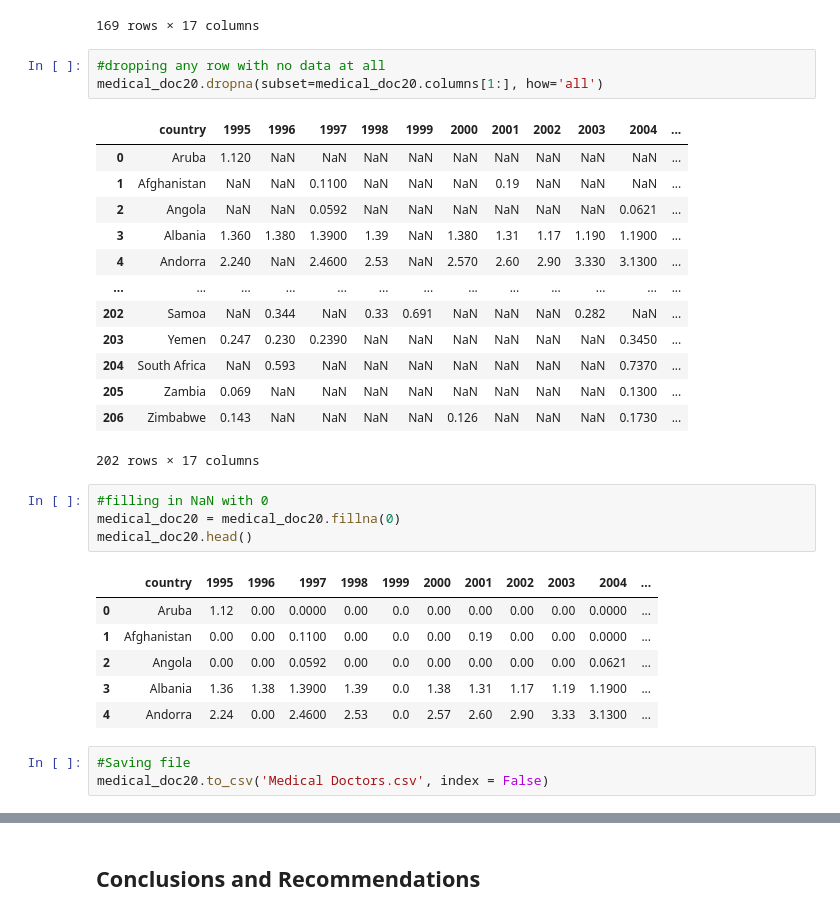
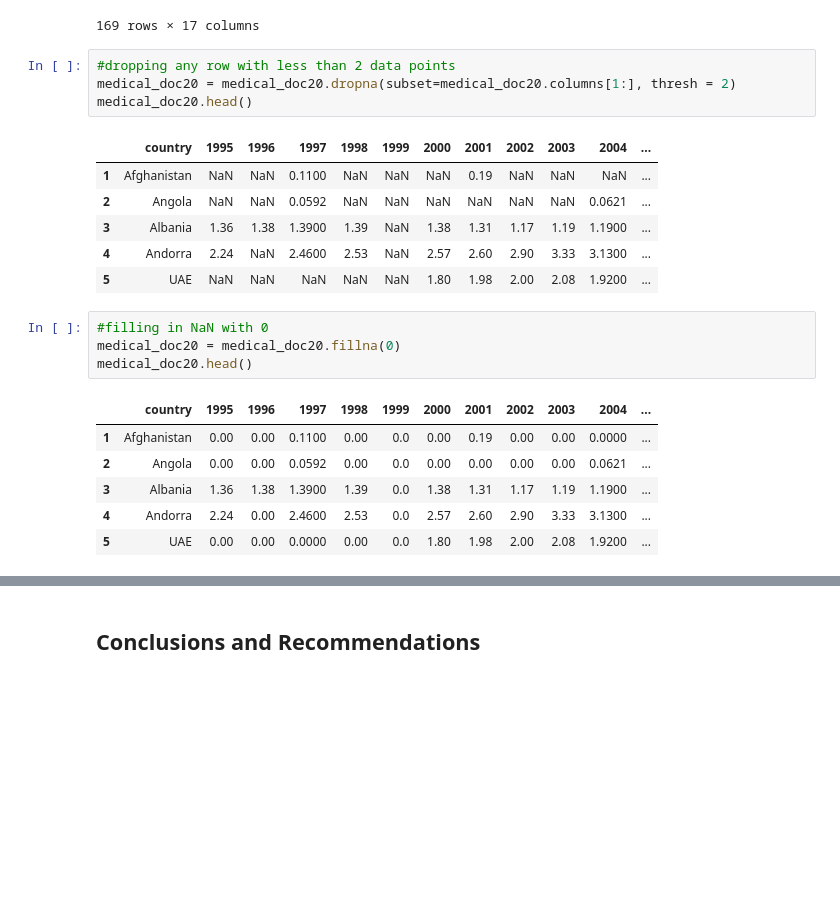
Before and after one commit to rafirahman27/World_Development_Statistics, a Jupyter notebook: code/starter-code.ipynb, the cells around one changed output, grey strips where cells are left out. Cells and saved outputs as stored; diff of their text form; blank space fills up the shorter version.

```diff
--- a/code/starter-code.ipynb
+++ b/code/starter-code.ipynb
@@ -365,33 +308,24 @@ medical_doc20[medical_doc20.isnull().any(axis=1)]
 | 206 | Zimbabwe | 0.143 | NaN | NaN | NaN | NaN | 0.126 | NaN | NaN | NaN | 0.1730 | ... |
 169 rows × 17 columns
 # %%
-#dropping any row with no data at all
-medical_doc20.dropna(subset=medical_doc20.columns[1:], how='all')
+#dropping any row with less than 2 data points
+medical_doc20 = medical_doc20.dropna(subset=medical_doc20.columns[1:], thresh = 2)
+medical_doc20.head()
 # %% [output]
 |  | country | 1995 | 1996 | 1997 | 1998 | 1999 | 2000 | 2001 | 2002 | 2003 | 2004 | ... |
-| 0 | Aruba | 1.120 | NaN | NaN | NaN | NaN | NaN | NaN | NaN | NaN | NaN | ... |
 | 1 | Afghanistan | NaN | NaN | 0.1100 | NaN | NaN | NaN | 0.19 | NaN | NaN | NaN | ... |
 | 2 | Angola | NaN | NaN | 0.0592 | NaN | NaN | NaN | NaN | NaN | NaN | 0.0621 | ... |
-| 3 | Albania | 1.360 | 1.380 | 1.3900 | 1.39 | NaN | 1.380 | 1.31 | 1.17 | 1.190 | 1.1900 | ... |
-| 4 | Andorra | 2.240 | NaN | 2.4600 | 2.53 | NaN | 2.570 | 2.60 | 2.90 | 3.330 | 3.1300 | ... |
-| ... | ... | ... | ... | ... | ... | ... | ... | ... | ... | ... | ... | ... |
-| 202 | Samoa | NaN | 0.344 | NaN | 0.33 | 0.691 | NaN | NaN | NaN | 0.282 | NaN | ... |
-| 203 | Yemen | 0.247 | 0.230 | 0.2390 | NaN | NaN | NaN | NaN | NaN | NaN | 0.3450 | ... |
-| 204 | South Africa | NaN | 0.593 | NaN | NaN | NaN | NaN | NaN | NaN | NaN | 0.7370 | ... |
-| 205 | Zambia | 0.069 | NaN | NaN | NaN | NaN | NaN | NaN | NaN | NaN | 0.1300 | ... |
-| 206 | Zimbabwe | 0.143 | NaN | NaN | NaN | NaN | 0.126 | NaN | NaN | NaN | 0.1730 | ... |
+| 3 | Albania | 1.36 | 1.38 | 1.3900 | 1.39 | NaN | 1.38 | 1.31 | 1.17 | 1.19 | 1.1900 | ... |
+| 4 | Andorra | 2.24 | NaN | 2.4600 | 2.53 | NaN | 2.57 | 2.60 | 2.90 | 3.33 | 3.1300 | ... |
+| 5 | UAE | NaN | NaN | NaN | NaN | NaN | 1.80 | 1.98 | 2.00 | 2.08 | 1.9200 | ... |
-202 rows × 17 columns
 # %%
 #filling in NaN with 0
 medical_doc20 = medical_doc20.fillna(0)
 medical_doc20.head()
 # %% [output]
 |  | country | 1995 | 1996 | 1997 | 1998 | 1999 | 2000 | 2001 | 2002 | 2003 | 2004 | ... |
-| 0 | Aruba | 1.12 | 0.00 | 0.0000 | 0.00 | 0.0 | 0.00 | 0.00 | 0.00 | 0.00 | 0.0000 | ... |
 | 1 | Afghanistan | 0.00 | 0.00 | 0.1100 | 0.00 | 0.0 | 0.00 | 0.19 | 0.00 | 0.00 | 0.0000 | ... |
 | 2 | Angola | 0.00 | 0.00 | 0.0592 | 0.00 | 0.0 | 0.00 | 0.00 | 0.00 | 0.00 | 0.0621 | ... |
 | 3 | Albania | 1.36 | 1.38 | 1.3900 | 1.39 | 0.0 | 1.38 | 1.31 | 1.17 | 1.19 | 1.1900 | ... |
 | 4 | Andorra | 2.24 | 0.00 | 2.4600 | 2.53 | 0.0 | 2.57 | 2.60 | 2.90 | 3.33 | 3.1300 | ... |
+| 5 | UAE | 0.00 | 0.00 | 0.0000 | 0.00 | 0.0 | 1.80 | 1.98 | 2.00 | 2.08 | 1.9200 | ... |
-# %%
-#Saving file
-medical_doc20.to_csv('Medical Doctors.csv', index = False)
```
Also changed, not shown: parts of 70 cells of this notebook, 17 other files.
